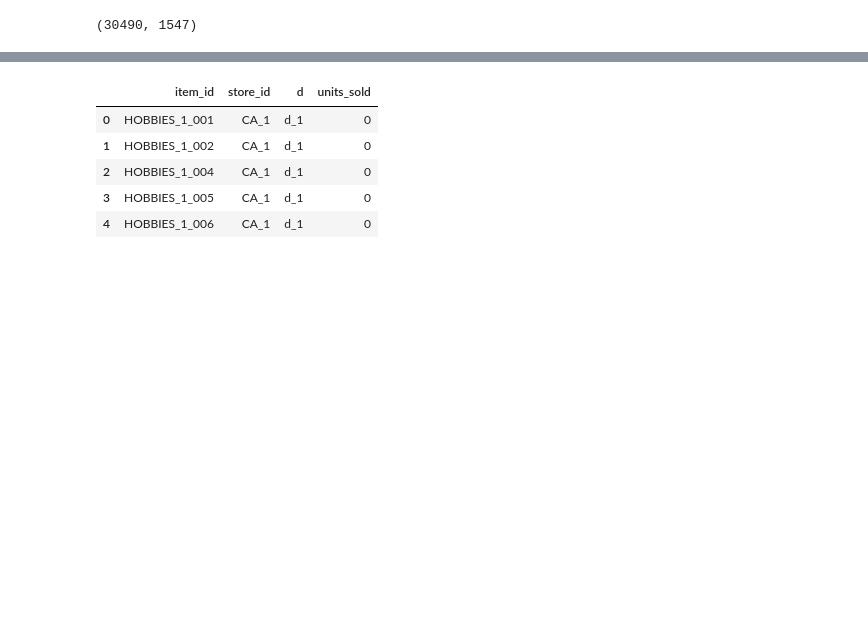
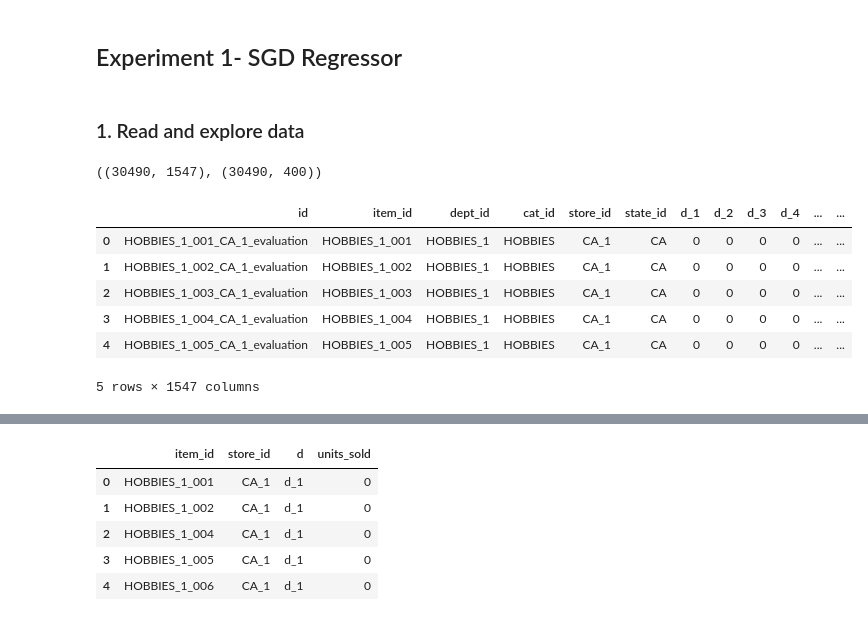
Before and after one commit to Kritz23/adv_mla_at2, a Jupyter notebook: notebooks/predictive/dhawale_kritika-24587661-sgd_pipeline.ipynb, the cells around one changed output, grey strips where cells are left out. Cells and saved outputs as stored; diff of their text form; code cells hidden in the pictures; blank space fills up the shorter version.

```diff
--- a/notebooks/predictive/dhawale_kritika-24587661-sgd_pipeline.ipynb
+++ b/notebooks/predictive/dhawale_kritika-24587661-sgd_pipeline.ipynb
@@ -1,9 +1,24 @@
+# %% [markdown]
+## Experiment 1- SGD Regressor
+# %% [markdown]
+### 1. Read and explore data
 # %%
 import pandas as pd
 
 # Read the data into a DataFrame'
-df = pd.read_csv("../../data/raw/sales_train.csv")
+df_train = pd.read_csv("../../data/raw/sales_train.csv")
+df_test = pd.read_csv("../../data/raw/sales_test.csv")
 # %%
-df.shape
+df_train.shape, df_test.shape
 # %% [output]
-(30490, 1547)
+((30490, 1547), (30490, 400))
+# %%
+df_train.head()
+# %% [output]
+|  | id | item_id | dept_id | cat_id | store_id | state_id | d_1 | d_2 | d_3 | d_4 | ... | ... |
+| 0 | HOBBIES_1_001_CA_1_evaluation | HOBBIES_1_001 | HOBBIES_1 | HOBBIES | CA_1 | CA | 0 | 0 | 0 | 0 | ... | ... |
+| 1 | HOBBIES_1_002_CA_1_evaluation | HOBBIES_1_002 | HOBBIES_1 | HOBBIES | CA_1 | CA | 0 | 0 | 0 | 0 | ... | ... |
+| 2 | HOBBIES_1_003_CA_1_evaluation | HOBBIES_1_003 | HOBBIES_1 | HOBBIES | CA_1 | CA | 0 | 0 | 0 | 0 | ... | ... |
+| 3 | HOBBIES_1_004_CA_1_evaluation | HOBBIES_1_004 | HOBBIES_1 | HOBBIES | CA_1 | CA | 0 | 0 | 0 | 0 | ... | ... |
+| 4 | HOBBIES_1_005_CA_1_evaluation | HOBBIES_1_005 | HOBBIES_1 | HOBBIES | CA_1 | CA | 0 | 0 | 0 | 0 | ... | ... |
+5 rows × 1547 columns
```
Also changed, not shown: parts of 55 cells of this notebook, 6 other files.
